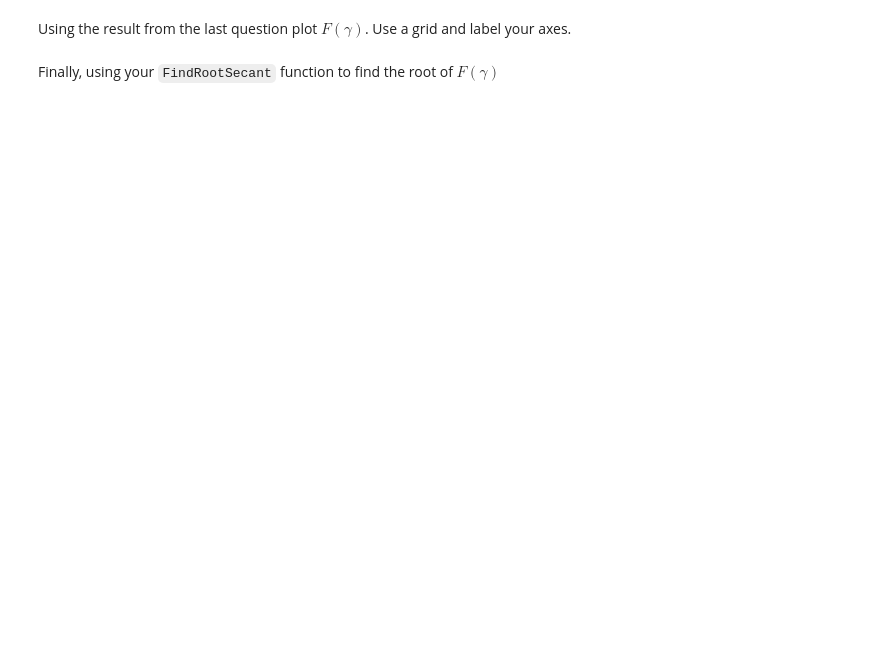
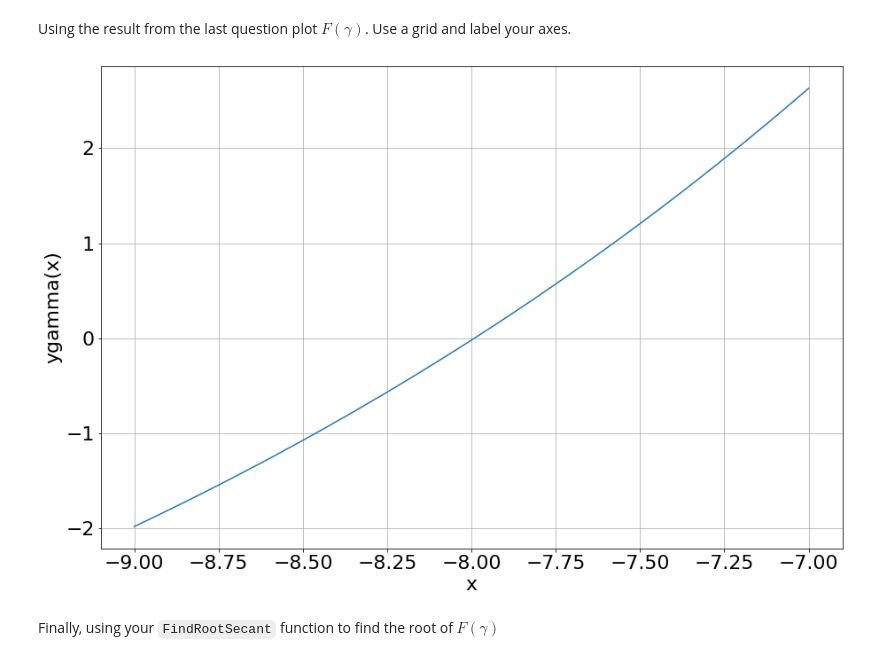
Before and after one commit to Kristian-Mele/ACM20030Assignments, a Jupyter notebook: ACM20030-Assignments-3.ipynb, the cells around one changed output. Saved outputs shown, nothing was run; the diff lists cells and outputs as text; code cells hidden in the pictures; blank space fills up the shorter version.

```diff
--- a/ACM20030-Assignments-3.ipynb
+++ b/ACM20030-Assignments-3.ipynb
@@ -411,4 +469,11 @@ Using ``np.vectorize`` vectorize the function ``F`` and compute the $F(\gamma)$
 # %% [markdown]
 Using the result from the last question plot $F(\gamma)$. Use a grid and label your axes.
+# %%
+plt.plot(x,y)
+plt.xlabel("x")
+plt.ylabel("ygamma(x)")
+plt.grid(True)
+# %% [output]
+[figure, added]
 # %% [markdown]
 Finally, using your ``FindRootSecant`` function to find the root of $F(\gamma)$
```
Also changed, not shown: parts of 10 cells of this notebook.
